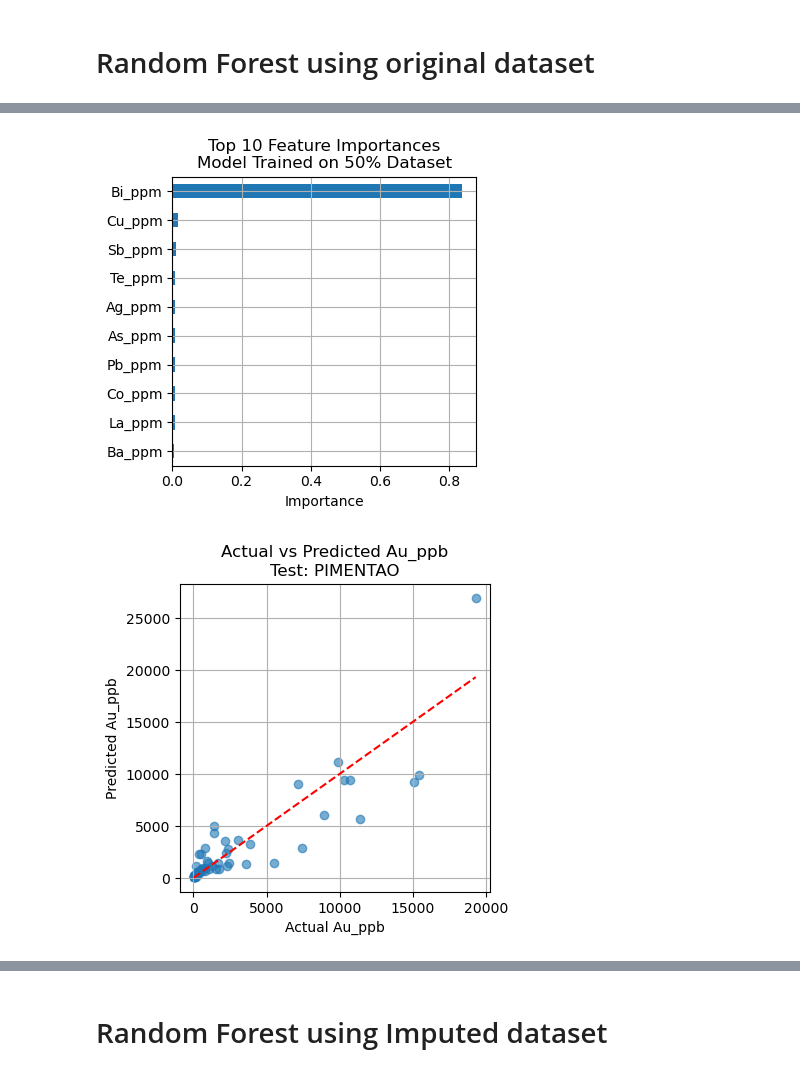
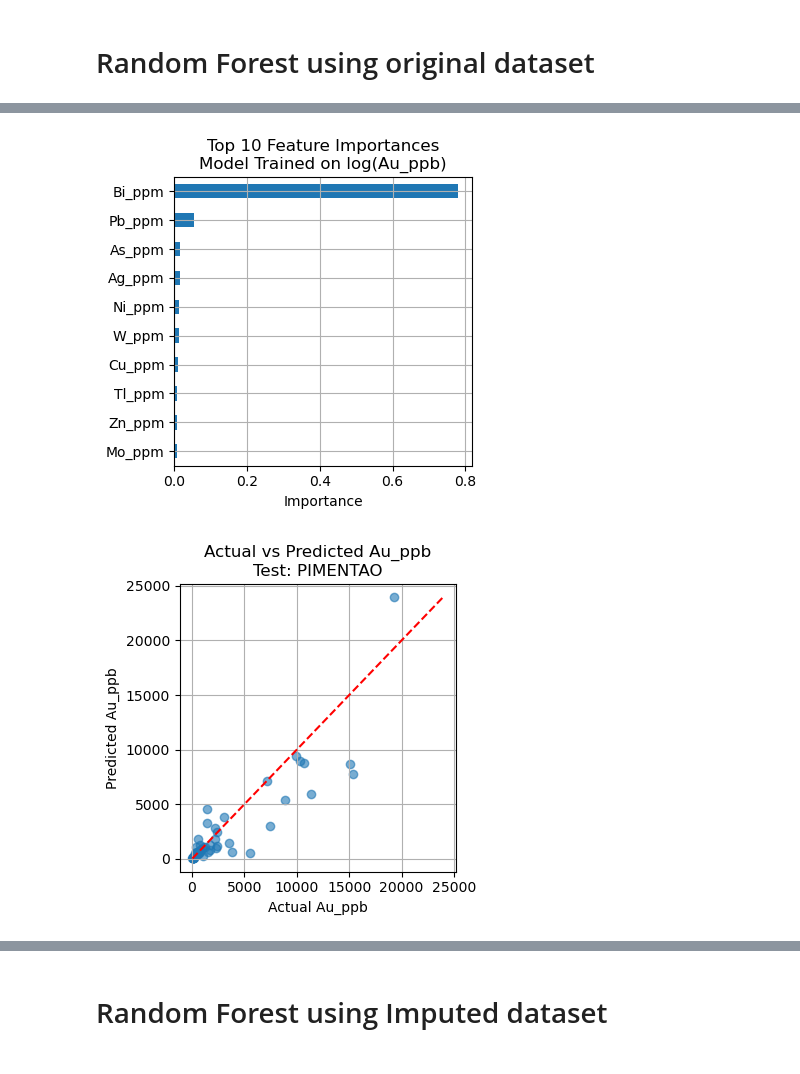
Before and after one commit to TarynScharf/PythonWorkshop, a Jupyter notebook: GSA-WA Workshop/#5_Intro_to_Machine_learning.ipynb, the cells around one changed output, grey strips where cells are left out. Cells and saved outputs as stored; diff of their text form; code cells hidden in the pictures.

```diff
--- a/GSA-WA Workshop/#5_Intro_to_Machine_learning.ipynb
+++ b/GSA-WA Workshop/#5_Intro_to_Machine_learning.ipynb
@@ -834,92 +856,89 @@ print(results_df)
 # %% [markdown]
 # Random Forest using original dataset
 # %%
-# Check if df_combined is defined and contains required columns
+import matplotlib.pyplot as plt
+from sklearn.ensemble import RandomForestRegressor
+from sklearn.model_selection import train_test_split
+import pandas as pd
+import numpy as np
+
 try:
     if 'Body' in df_combined.columns and 'Au_ppb' in df_combined.columns:
-        # Drop rows where 'Au_ppb' or 'Body' are missing
         df_filtered = df_combined.dropna(subset=['Au_ppb', 'Body']).reset_index(drop=True)
 
-        # If 'index' is a column in the DataFrame (not the actual index), remove it
         if 'index' in df_filtered.columns:
             df_filtered = df_filtered.drop(columns=['index'])
 
-        # Split the dataset randomly into two halves: 50% training, 50% holdout
+        # Split data
         train_df, holdout_df = train_test_split(df_filtered, test_size=0.5, random_state=42)
 
-        # Extract a balanced test set: 50% of the holdout data for each unique 'Body'
+        # Prepare test sets per Body
         bodies = holdout_df['Body'].unique()
         test_sets = {}
         for body in bodies:
             subset = holdout_df[holdout_df['Body'] == body]
             if len(subset) >= 2:
-                # Take a 50% random sample from each body's data
                 test_sets[body] = subset.sample(frac=0.5, random_state=42)
 
-        # Separate features and target variable for training
+        # Train set
         X_train = train_df.drop(columns=['Au_ppb'])
-        y_train = train_df['Au_ppb']
+        y_train_raw = train_df['Au_ppb']
+        y_train = np.log1p(y_train_raw)
 
-        # One-hot encode categorical variables
         X_train = pd.get_dummies(X_train)
-
-        # Fill any remaining NaN values in features with the column mean
         X_train = X_train.fillna(X_train.mean())
 
-        # Initialize and train a Random Forest Regressor on the training data
+        # Train model
         model = RandomForestRegressor(n_estimators=100, random_state=42)
         model.fit(X_train, y_train)
 
-        # Evaluate the trained model on each per-body test set
+        # Loop over test bodies
         for body_name, test_df in test_sets.items():
-            # Separate features and target variable for test set
             X_test = test_df.drop(columns=['Au_ppb'])
-            y_test = test_df['Au_ppb']
+            y_test_raw = test_df['Au_ppb']
+            y_test = np.log1p(y_test_raw)
 
-            # One-hot encode the test set to match training structure
             X_test = pd.get_dummies(X_test)
 
-            # Align test features with training features (fill missing cols with 0)
+            # Align features
             X_train_aligned, X_test_aligned = X_train.align(X_test, join='left', axis=1, fill_value=0)
-
-            # Fill any NaN values in the aligned test set with training column means
             X_test_aligned = X_test_aligned.fillna(X_train.mean())
 
-            # Predict 'Au_ppb' using the trained model
-            y_pred = model.predict(X_test_aligned)
+            # Predict
+            y_pred_log = model.predict(X_test_aligned)
 
-            # Plot actual vs predicted 'Au_ppb' for this body
+            # Back-transform predictions and actuals
+            y_pred = np.expm1(y_pred_log)
+            y_actual = np.expm1(y_test)
+
+            # Plot: Actual vs Predicted
             plt.figure(figsize=(4, 4))
-            plt.scatter(y_test, y_pred, alpha=0.6)
-            plt.plot(
-                [y_test.min(), y_test.max()],
-                [y_test.min(), y_test.max()],
-                'r--'  # Red dashed 1:1 reference line
-            )
+            plt.scatter(y_actual, y_pred, alpha=0.6)
+            lims = [min(y_actual.min(), y_pred.min()), max(y_actual.max(), y_pred.max())]
+            plt.plot(lims, lims, 'r--')
             plt.xlabel("Actual Au_ppb")
             plt.ylabel("Predicted Au_ppb")
             plt.title(f"Actual vs Predicted Au_ppb\nTest: {body_name}")
             plt.grid(True)
+            plt.tight_layout()
             plt.show()
 
-            # Compute and display the top 10 most important features from the model
+            # Plot: Top 10 Feature Importances
             feature_importances = pd.Series(model.feature_importances_, index=X_train.columns)
             top_features = feature_importances.sort_values(ascending=False).head(10)
 
-            # Plot horizontal bar chart of top feature importances
             plt.figure(figsize=(4, 4))
             top_features.plot(kind='barh')
-            plt.gca().invert_yaxis()  # Show most important features at the top
+            plt.gca().invert_yaxis()
             plt.xlabel("Importance")
-            plt.title("Top 10 Feature Importances\nModel Trained on 50% Dataset")
+            plt.title("Top 10 Feature Importances\nModel Trained on log(Au_ppb)")
             plt.grid(True)
             plt.tight_layout()
             plt.show()
 
     else:
-        # Inform the user if required columns are missing
         print("Required columns 'Body' or 'Au_ppb' not found in the dataset.")
+
 except NameError:
-    # Inform the user if df_combined hasn't been defined at all
     print("The dataset 'df_combined' is not defined. Please upload it.")
 # %% [output]
@@ -927,2 +946,2 @@ except NameError:
-[figure, old version]
+[figure, new version]
-[figure, old version]
+[figure, new version]
```
Also changed, not shown: parts of 25 cells of this notebook.
